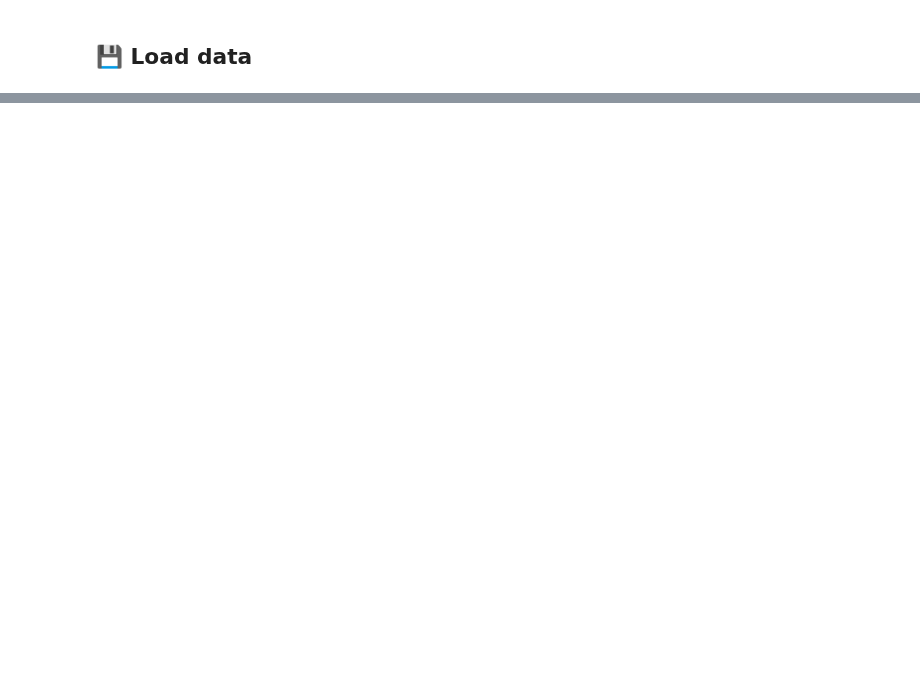
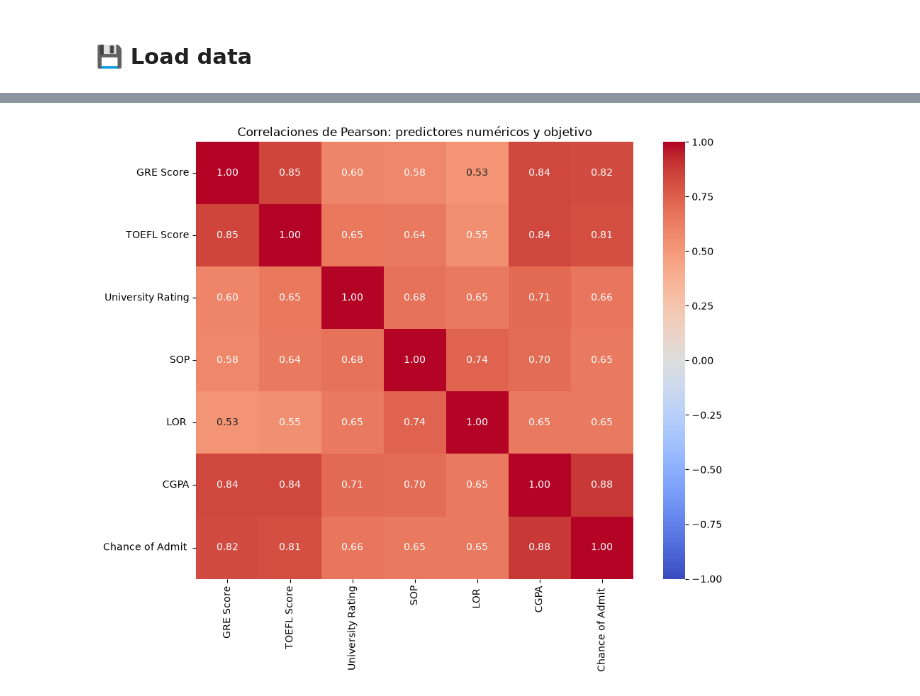
Before and after one commit to mangel477/Admisiones-predict-project, a Jupyter notebook: notebooks/3-analysis/03.Analisis-multivariable-MATR-2026-08-20.ipynb, the cells around one changed output, grey strips where cells are left out. Drawn from its saved outputs; the diff is of its cells as text; code cells hidden in the pictures; blank space fills up the shorter version.

Commit message:
feat(analysis): 🧠 completa el EDA multivariable

```diff
--- a/notebooks/3-analysis/03.Analisis-multivariable-MATR-2026-08-20.ipynb
+++ b/notebooks/3-analysis/03.Analisis-multivariable-MATR-2026-08-20.ipynb
@@ -34,0 +37,6 @@ From the results obtained, what ideas or proposals can be generated to continue
+# %%
+DATA_DIR = Path.cwd().resolve().parents[0] / "Admisiones-predict-project" / "data"
+
+admisiones_df = pd.read_parquet(
+    DATA_DIR / "02_intermediate/admisiones_type_fixed.parquet", engine="pyarrow"
+)
@@ -34,0 +162,24 @@ From the results obtained, what ideas or proposals can be generated to continue
+# %%
+NUMERIC_ANALYSIS_COLUMNS = [*NUMERIC_PREDICTOR_COLUMNS, TARGET_COLUMN]
+HEATMAP_MIN_VALUE = -1.0
+HEATMAP_MAX_VALUE = 1.0
+HEATMAP_CENTER_VALUE = 0.0
+HEATMAP_FIGURE_SIZE = (10, 8)
+
+numeric_correlations = admisiones_df[NUMERIC_ANALYSIS_COLUMNS].corr(method="pearson")
+plt.figure(figsize=HEATMAP_FIGURE_SIZE)
+sns.heatmap(
+    numeric_correlations,
+    annot=True,
+    fmt=".2f",
+    cmap="coolwarm",
+    vmin=HEATMAP_MIN_VALUE,
+    vmax=HEATMAP_MAX_VALUE,
+    center=HEATMAP_CENTER_VALUE,
+    square=True,
+)
+plt.title("Correlaciones de Pearson: predictores numéricos y objetivo")
+plt.tight_layout()
+plt.show()
+# %% [output]
+[figure, added]
```
Also changed, not shown: parts of 39 cells of this notebook, 1 other file.
